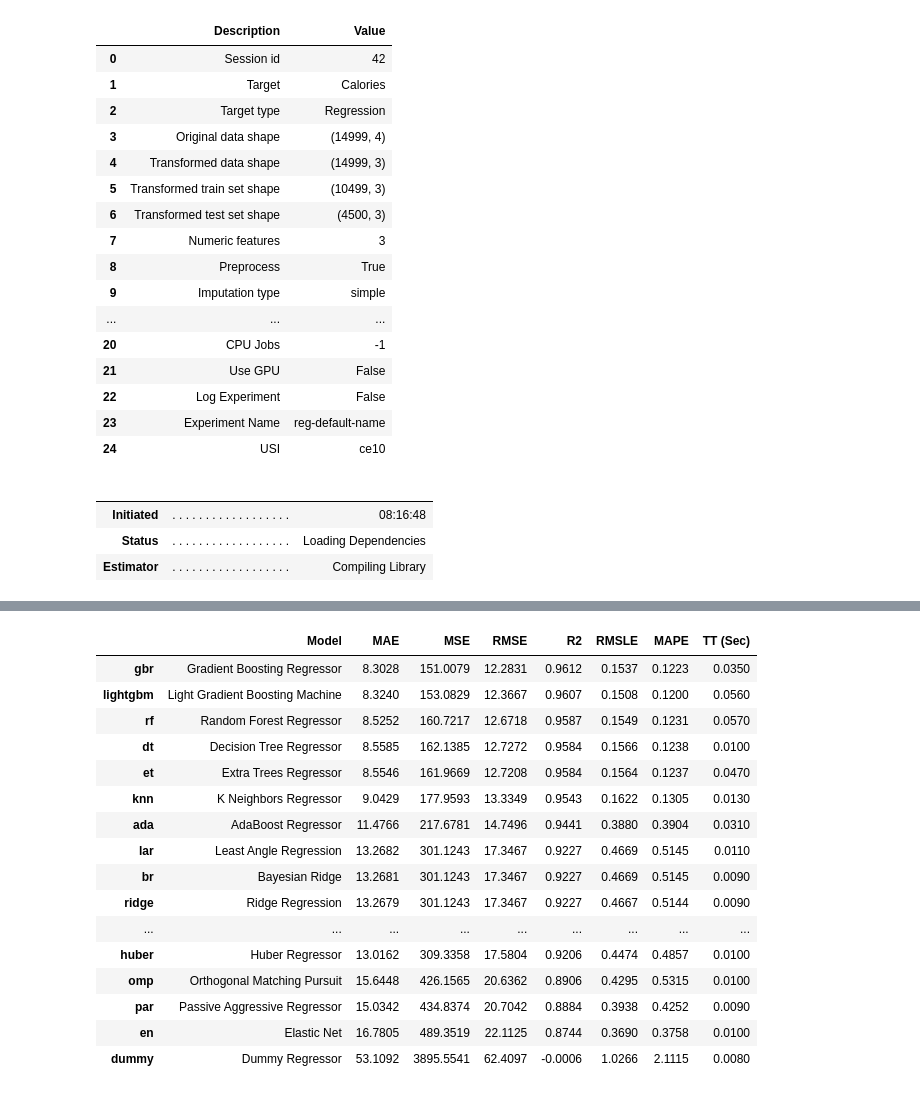
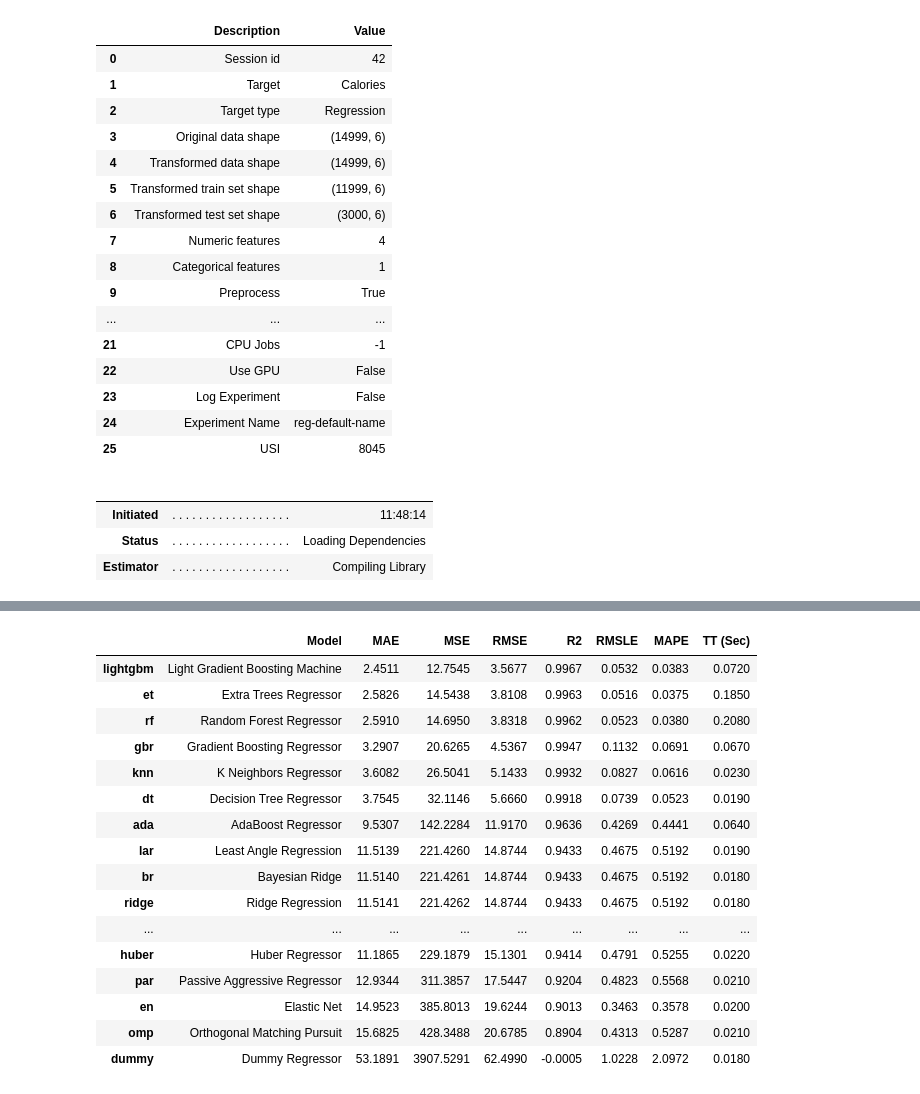
Before and after one commit to faust2077/asi_project, a Jupyter notebook: kedro/notebooks/model_search.ipynb, the cells around one changed output, grey strips where cells are left out. Drawn from its saved outputs; the diff is of its cells as text; code cells hidden in the pictures.

```diff
--- a/kedro/notebooks/model_search.ipynb
+++ b/kedro/notebooks/model_search.ipynb
@@ -24,52 +26,54 @@ regression_setup = setup(
     target='Calories',
     normalize=True,
     transformation=True,
-    remove_multicollinearity=True,
     session_id=42,
-    verbose=True
+    verbose=True,
+    train_size=0.8,
+    fold=10,
+    fold_shuffle=True,
 )
 # %% [output]
 |  | Description | Value |
 | 0 | Session id | 42 |
 | 1 | Target | Calories |
 | 2 | Target type | Regression |
-| 3 | Original data shape | (14999, 4) |
-| 4 | Transformed data shape | (14999, 3) |
-| 5 | Transformed train set shape | (10499, 3) |
-| 6 | Transformed test set shape | (4500, 3) |
-| 7 | Numeric features | 3 |
-| 8 | Preprocess | True |
-| 9 | Imputation type | simple |
+| 3 | Original data shape | (14999, 6) |
+| 4 | Transformed data shape | (14999, 6) |
+| 5 | Transformed train set shape | (11999, 6) |
+| 6 | Transformed test set shape | (3000, 6) |
+| 7 | Numeric features | 4 |
+| 8 | Categorical features | 1 |
+| 9 | Preprocess | True |
 | ... | ... | ... |
-| 20 | CPU Jobs | -1 |
-| 21 | Use GPU | False |
-| 22 | Log Experiment | False |
-| 23 | Experiment Name | reg-default-name |
-| 24 | USI | ce10 |
+| 21 | CPU Jobs | -1 |
+| 22 | Use GPU | False |
+| 23 | Log Experiment | False |
+| 24 | Experiment Name | reg-default-name |
+| 25 | USI | 8045 |
 # %%
-best_models = compare_models(n_select=3, sort='R2')
+top_models = compare_models(n_select=3)
 # %% [output]
 |  |  |  |
 |  |  |  |
-| Initiated | . . . . . . . . . . . . . . . . . . | 08:16:48 |
+| Initiated | . . . . . . . . . . . . . . . . . . | 11:48:14 |
 | Status | . . . . . . . . . . . . . . . . . . | Loading Dependencies |
 | Estimator | . . . . . . . . . . . . . . . . . . | Compiling Library |
 [interactive output not drawn]
 |  | Model | MAE | MSE | RMSE | R2 | RMSLE | MAPE | TT (Sec) |
-| gbr | Gradient Boosting Regressor | 8.3028 | 151.0079 | 12.2831 | 0.9612 | 0.1537 | 0.1223 | 0.0350 |
-| lightgbm | Light Gradient Boosting Machine | 8.3240 | 153.0829 | 12.3667 | 0.9607 | 0.1508 | 0.1200 | 0.0560 |
-| rf | Random Forest Regressor | 8.5252 | 160.7217 | 12.6718 | 0.9587 | 0.1549 | 0.1231 | 0.0570 |
-| dt | Decision Tree Regressor | 8.5585 | 162.1385 | 12.7272 | 0.9584 | 0.1566 | 0.1238 | 0.0100 |
-| et | Extra Trees Regressor | 8.5546 | 161.9669 | 12.7208 | 0.9584 | 0.1564 | 0.1237 | 0.0470 |
-| knn | K Neighbors Regressor | 9.0429 | 177.9593 | 13.3349 | 0.9543 | 0.1622 | 0.1305 | 0.0130 |
-| ada | AdaBoost Regressor | 11.4766 | 217.6781 | 14.7496 | 0.9441 | 0.3880 | 0.3904 | 0.0310 |
-| lar | Least Angle Regression | 13.2682 | 301.1243 | 17.3467 | 0.9227 | 0.4669 | 0.5145 | 0.0110 |
-| br | Bayesian Ridge | 13.2681 | 301.1243 | 17.3467 | 0.9227 | 0.4669 | 0.5145 | 0.0090 |
-| ridge | Ridge Regression | 13.2679 | 301.1243 | 17.3467 | 0.9227 | 0.4667 | 0.5144 | 0.0090 |
+| lightgbm | Light Gradient Boosting Machine | 2.4511 | 12.7545 | 3.5677 | 0.9967 | 0.0532 | 0.0383 | 0.0720 |
+| et | Extra Trees Regressor | 2.5826 | 14.5438 | 3.8108 | 0.9963 | 0.0516 | 0.0375 | 0.1850 |
+| rf | Random Forest Regressor | 2.5910 | 14.6950 | 3.8318 | 0.9962 | 0.0523 | 0.0380 | 0.2080 |
+| gbr | Gradient Boosting Regressor | 3.2907 | 20.6265 | 4.5367 | 0.9947 | 0.1132 | 0.0691 | 0.0670 |
+| knn | K Neighbors Regressor | 3.6082 | 26.5041 | 5.1433 | 0.9932 | 0.0827 | 0.0616 | 0.0230 |
+| dt | Decision Tree Regressor | 3.7545 | 32.1146 | 5.6660 | 0.9918 | 0.0739 | 0.0523 | 0.0190 |
+| ada | AdaBoost Regressor | 9.5307 | 142.2284 | 11.9170 | 0.9636 | 0.4269 | 0.4441 | 0.0640 |
+| lar | Least Angle Regression | 11.5139 | 221.4260 | 14.8744 | 0.9433 | 0.4675 | 0.5192 | 0.0190 |
+| br | Bayesian Ridge | 11.5140 | 221.4261 | 14.8744 | 0.9433 | 0.4675 | 0.5192 | 0.0180 |
+| ridge | Ridge Regression | 11.5141 | 221.4262 | 14.8744 | 0.9433 | 0.4675 | 0.5192 | 0.0180 |
 | ... | ... | ... | ... | ... | ... | ... | ... | ... |
-| huber | Huber Regressor | 13.0162 | 309.3358 | 17.5804 | 0.9206 | 0.4474 | 0.4857 | 0.0100 |
-| omp | Orthogonal Matching Pursuit | 15.6448 | 426.1565 | 20.6362 | 0.8906 | 0.4295 | 0.5315 | 0.0100 |
-| par | Passive Aggressive Regressor | 15.0342 | 434.8374 | 20.7042 | 0.8884 | 0.3938 | 0.4252 | 0.0090 |
-| en | Elastic Net | 16.7805 | 489.3519 | 22.1125 | 0.8744 | 0.3690 | 0.3758 | 0.0100 |
-| dummy | Dummy Regressor | 53.1092 | 3895.5541 | 62.4097 | -0.0006 | 1.0266 | 2.1115 | 0.0080 |
+| huber | Huber Regressor | 11.1865 | 229.1879 | 15.1301 | 0.9414 | 0.4791 | 0.5255 | 0.0220 |
+| par | Passive Aggressive Regressor | 12.9344 | 311.3857 | 17.5447 | 0.9204 | 0.4823 | 0.5568 | 0.0210 |
+| en | Elastic Net | 14.9523 | 385.8013 | 19.6244 | 0.9013 | 0.3463 | 0.3578 | 0.0200 |
+| omp | Orthogonal Matching Pursuit | 15.6825 | 428.3488 | 20.6785 | 0.8904 | 0.4313 | 0.5287 | 0.0210 |
+| dummy | Dummy Regressor | 53.1891 | 3907.5291 | 62.4990 | -0.0005 | 1.0228 | 2.0972 | 0.0180 |
 # %%
```
Also changed, not shown: parts of 9 cells of this notebook, 1 other file.
